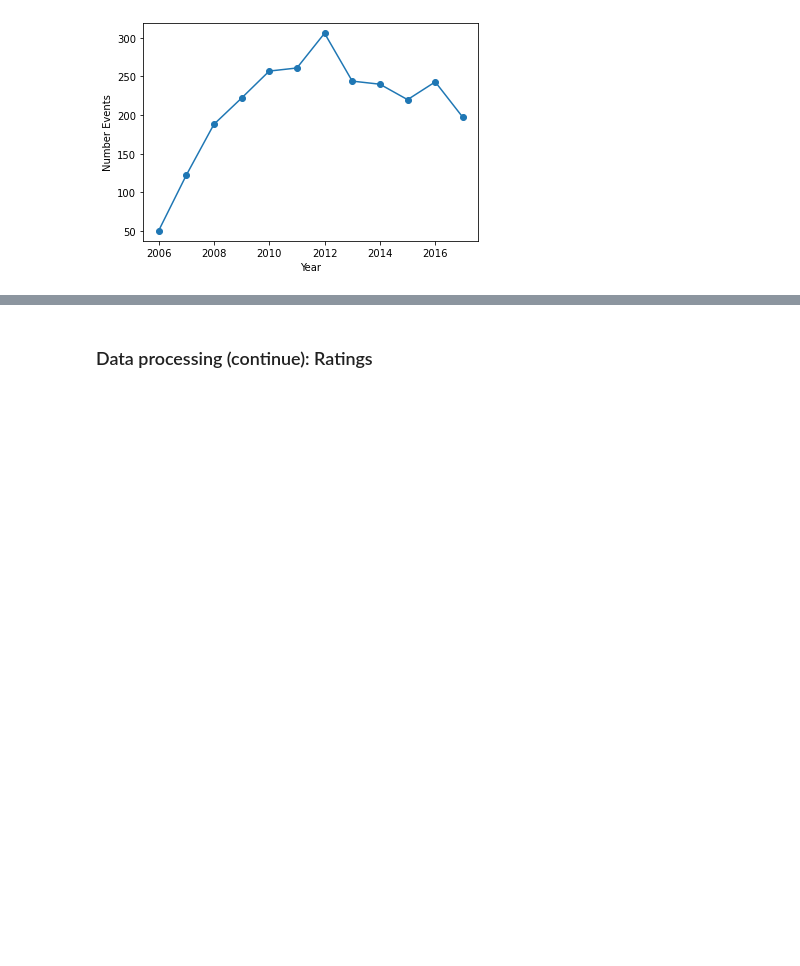
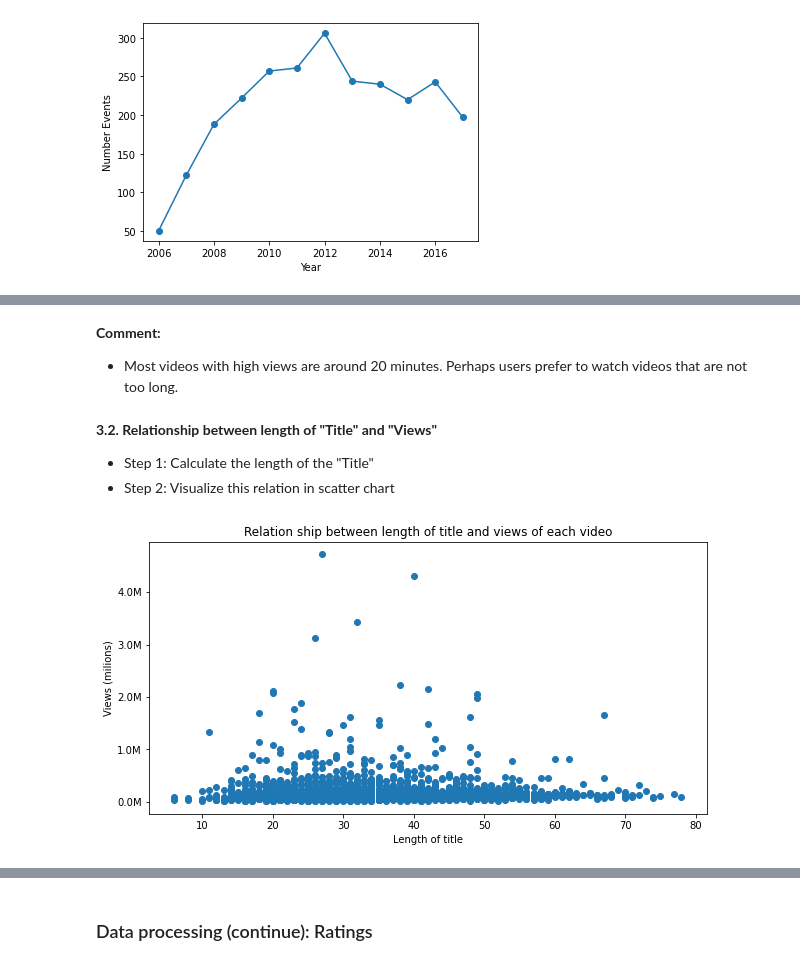
Before and after one commit to devlmhieu7521/LTKHDL_Final, a Jupyter notebook: project_final.ipynb, the cells around one changed output, grey strips where cells are left out. Saved outputs shown, nothing was run; the diff lists cells and outputs as text; code cells hidden in the pictures; blank space fills up the shorter version.

```diff
--- a/project_final.ipynb
+++ b/project_final.ipynb
@@ -228,0 +273,19 @@ Q1.plot.line(ylabel = 'Number Events', xlabel = 'Year', marker='o');
+# %% [markdown]
+**Comment:**
+- Most videos with high views are around 20 minutes. Perhaps users prefer to watch videos that are not too long.
+# %% [markdown]
+**3.2. Relationship between length of "Title" and "Views"**
+- Step 1: Calculate the length of the "Title"
+- Step 2: Visualize this relation in scatter chart
+# %%
+ted_df['Length of title'] = ted_df['title'].apply(lambda x: len(x))
+def millions(x, pos):
+    return '{:1.1f}M'.format(x*1e-7)
+fig, ax = plt.subplots(figsize=(10,5))
+ax.yaxis.set_major_formatter(millions)
+plt.scatter(ted_df['Length of title'],ted_df['views'])
+plt.xlabel('Length of title')
+plt.ylabel('Views (milions)')
+plt.title('Relation ship between length of title and views of each video');
+# %% [output]
+[figure, added]
```
Also changed, not shown: parts of 18 cells of this notebook.
